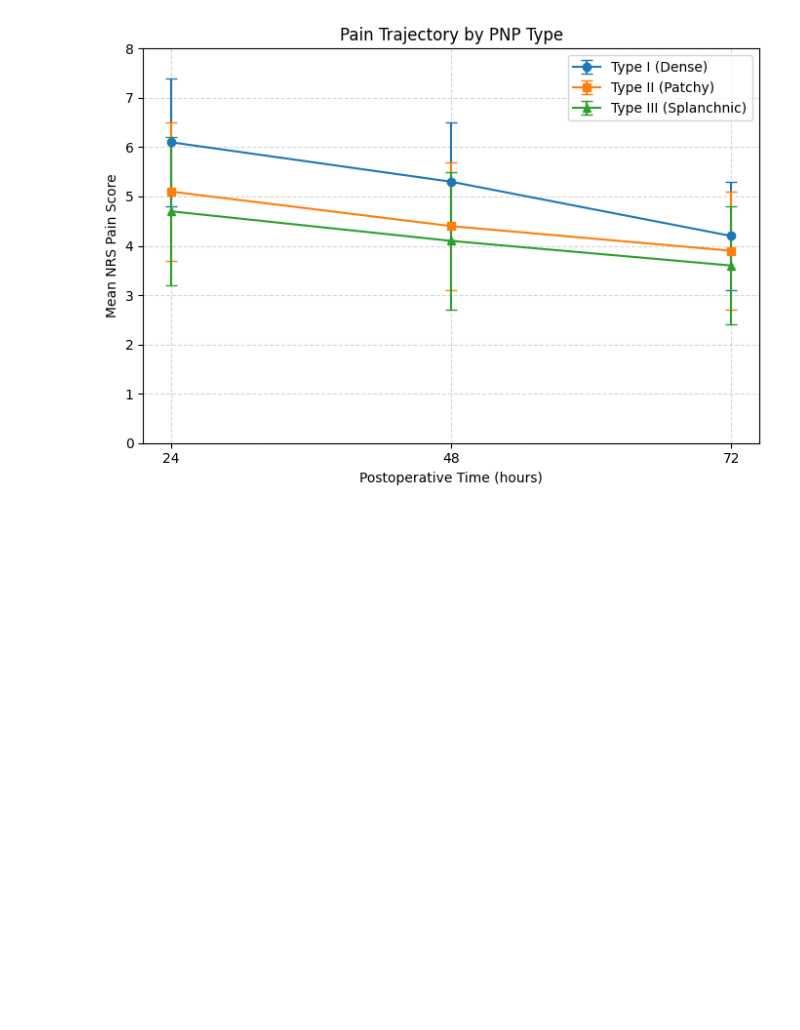
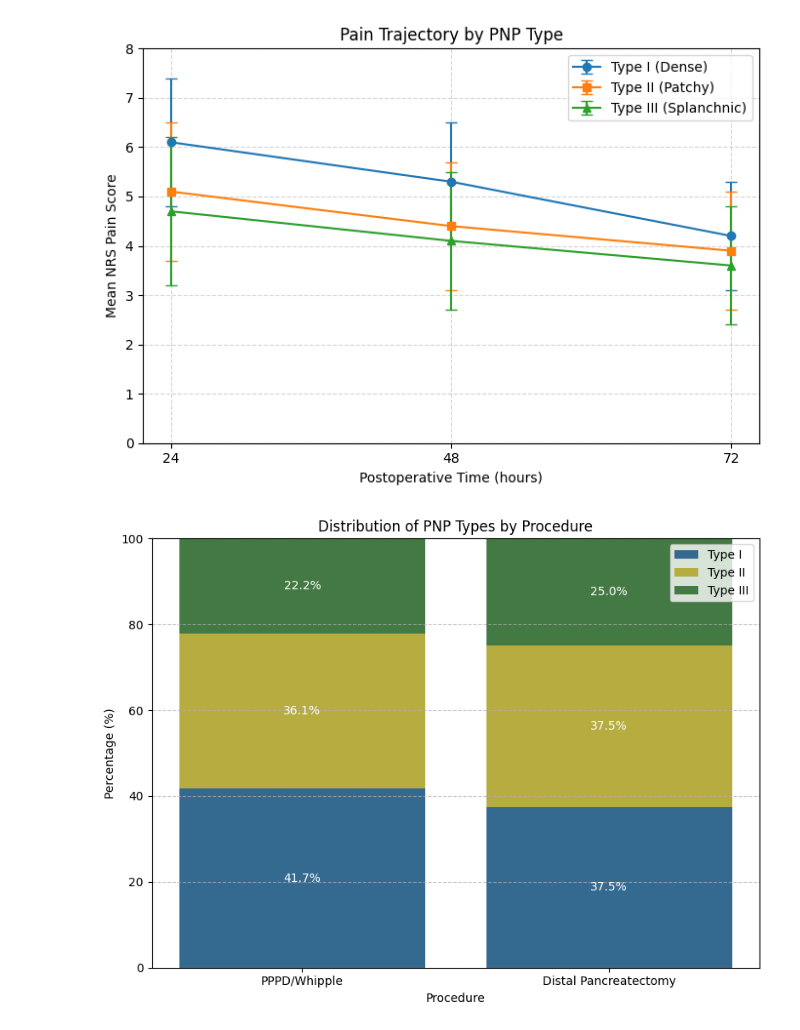
Before and after one commit to YuktiTripathi/Learn-Practice, a Jupyter notebook: graphs.ipynb, the cells around one changed output. Saved outputs shown, nothing was run; the diff lists cells and outputs as text; code cells hidden in the pictures; blank space fills up the shorter version.

```diff
--- a/graphs.ipynb
+++ b/graphs.ipynb
@@ -272,3 +272,46 @@ plt.savefig('pain trajectory by PNP type')
 plt.show()
 # %% [output]
 [figure]
+# %%
+import matplotlib.pyplot as plt
+import numpy as np
+
+# Data from the table
+procedures = ['PPPD/Whipple', 'Distal Pancreatectomy']
+type_i = [41.7, 37.5]  # Percentage of Type I for each procedure
+type_ii = [36.1, 37.5]  # Percentage of Type II for each procedure
+type_iii = [22.2, 25.0]  # Percentage of Type III for each procedure
+
+# Set the positions for the bars
+x = np.arange(len(procedures))
+
+# Create the stacked bar chart
+plt.figure(figsize=(8, 6))
+plt.bar(x, type_i, label='Type I', color="#346a90")
+plt.bar(x, type_ii, bottom=type_i, label='Type II', color="#b6ac40")
+plt.bar(x, type_iii, bottom=np.array(type_i) + np.array(type_ii), label='Type III', color="#437943")
+
+# Customize the plot
+plt.xlabel('Procedure')
+plt.ylabel('Percentage (%)')
+plt.title('Distribution of PNP Types by Procedure')
+plt.xticks(x, procedures)
+plt.legend()
+plt.ylim(0, 100)  # Set y-axis limit to 100% for clarity
+plt.grid(axis='y', linestyle='--', alpha=0.7)
+
+# Add percentage labels on each segment
+for i in range(len(procedures)):
+    # Type I
+    plt.text(i, type_i[i]/2, f'{type_i[i]}%', ha='center', va='center', color='white')
+    # Type II
+    plt.text(i, type_i[i] + type_ii[i]/2, f'{type_ii[i]}%', ha='center', va='center', color='white')
+    # Type III
+    plt.text(i, type_i[i] + type_ii[i] + type_iii[i]/2, f'{type_iii[i]}%', ha='center', va='center', color='white')
+
+# Display the plot
+plt.tight_layout()
+plt.savefig('Distribution of PNP types')
+plt.show()
+# %% [output]
+[figure, added]
```
Also changed, not shown: 1 other file.
